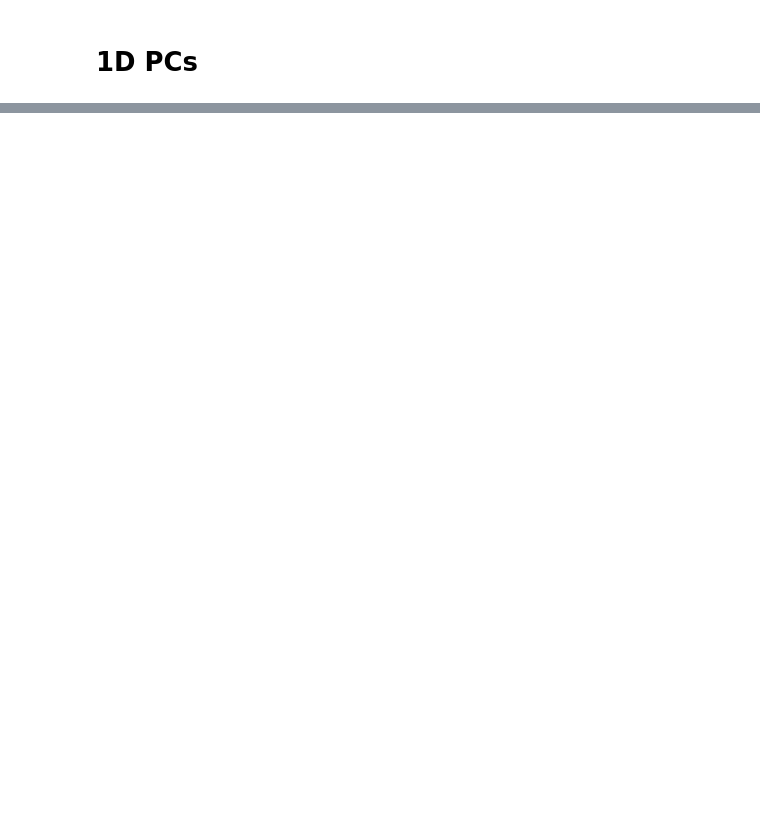
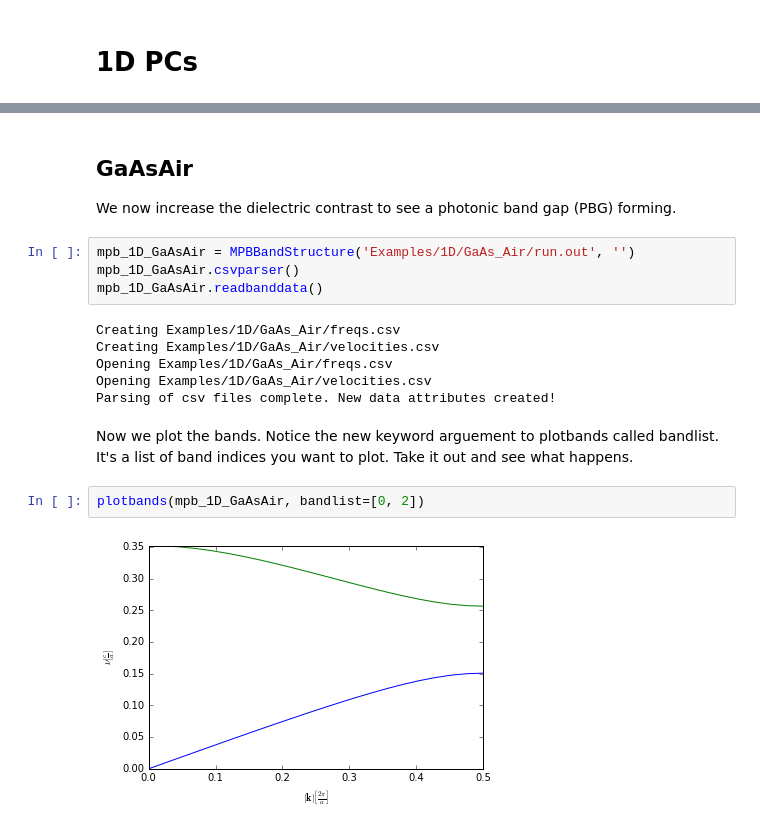
Before and after one commit to NahsiN/MPBParser, a Jupyter notebook: tutorial.ipynb, the cells around one changed output, grey strips where cells are left out. Drawn from its saved outputs; the diff is of its cells as text; blank space fills up the shorter version.

Commit message:
Added 1D GaAsAir and 2D triangular air holes examples in tutorial.

```diff
--- a/tutorial.ipynb
+++ b/tutorial.ipynb
@@ -61,2 +66,21 @@ mpb.numBands
 # %% [output]
 4
+# %% [markdown]
+## GaAsAir
+We now increase the dielectric contrast to see a photonic band gap (PBG) forming.
+# %%
+mpb_1D_GaAsAir = MPBBandStructure('Examples/1D/GaAs_Air/run.out', '')
+mpb_1D_GaAsAir.csvparser()
+mpb_1D_GaAsAir.readbanddata()
+# %% [output]
+Creating Examples/1D/GaAs_Air/freqs.csv
+Creating Examples/1D/GaAs_Air/velocities.csv
+Opening Examples/1D/GaAs_Air/freqs.csv
+Opening Examples/1D/GaAs_Air/velocities.csv
+Parsing of csv files complete. New data attributes created!
+# %% [markdown]
+Now we plot the bands. Notice the new keyword arguement to plotbands called bandlist. It's a list of band indices you want to plot. Take it out and see what happens.
+# %%
+plotbands(mpb_1D_GaAsAir, bandlist=[0, 2])
+# %% [output]
+[figure, added]
```
Also changed, not shown: parts of 29 cells of this notebook, 4 other files.
